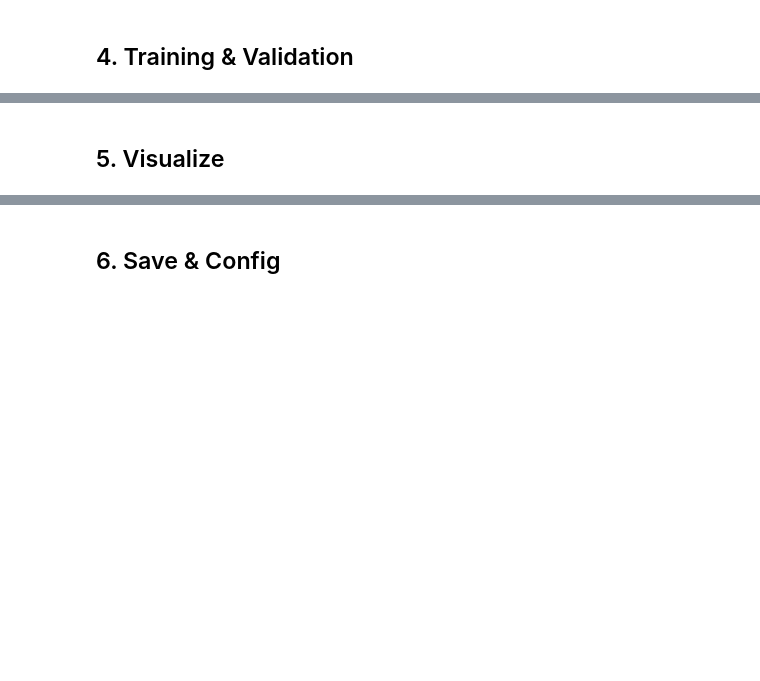
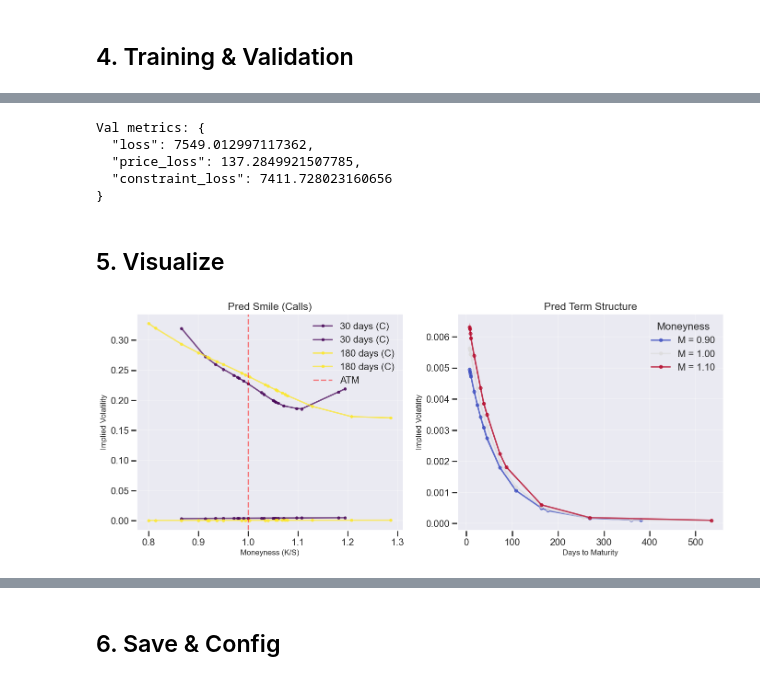
Before and after one commit to fightforbelief/inverse-iv-surface-pinn, a Jupyter notebook: notebooks/training_experiments.ipynb, the cells around one changed output, grey strips where cells are left out. Cells and saved outputs as stored; diff of their text form; code cells hidden in the pictures; blank space fills up the shorter version.

```diff
--- a/notebooks/training_experiments.ipynb
+++ b/notebooks/training_experiments.ipynb
@@ -191,0 +202,3 @@ print("\nFinal metrics:", json.dumps(metrics, indent=2))
+# %%
+device = torch.device(config.device or ("cuda" if torch.cuda.is_available() else "cpu"))
+model.to(device)
@@ -210,24 +238,38 @@ val_metrics = evaluate(
 )
 
 print("Val metrics:", json.dumps(val_metrics, indent=2))
+# %% [output]
+Val metrics: {
+  "loss": 7549.012997117362,
+  "price_loss": 137.2849921507785,
+  "constraint_loss": 7411.728023160656
+}
 # %% [markdown]
 ## 5. Visualize
 # %%
 sample = val_df.sample(min(2000, len(val_df)), random_state=42).reset_index(drop=True)
 
-x_tensor = torch.tensor(sample[["log_moneyness", "T"]].values, dtype=torch.float32).to(device)
+# ensure numeric and drop any NaNs
+sample[["log_moneyness", "T"]] = (
+    sample[["log_moneyness", "T"]].apply(pd.to_numeric, errors="coerce").astype(np.float32)
+)
+sample = sample.dropna(subset=["log_moneyness", "T"]).reset_index(drop=True)
+
+x_tensor = torch.tensor(sample[["log_moneyness", "T"]].to_numpy(), dtype=torch.float32).to(device)
 with torch.no_grad():
     sigma_pred = model(x_tensor).cpu().numpy().flatten()
 
 sample["sigma_pred"] = sigma_pred
 
 fig, axes = plt.subplots(1, 2, figsize=(14, 6))
 plot_volatility_smile(sample.rename(columns={"sigma_pred": "computed_iv"}), [30, 60, 90, 180], option_type="C", ax=axes[0])
 axes[0].set_title("Pred Smile (Calls)")
 
-plot_term_structure(sample.rename(columns={"sigma_pred": "computed_iv"}), iv_col="sigma_pred", moneyness_levels=[0.9, 1.0, 1.1], ax=axes[1])
+plot_term_structure(sample, iv_col="sigma_pred", moneyness_levels=[0.9, 1.0, 1.1], ax=axes[1])
 axes[1].set_title("Pred Term Structure")
 
 plt.tight_layout()
 plt.show()
+# %% [output]
+[figure, added]
 # %%
```
Also changed, not shown: parts of 5 cells of this notebook, 1 other file.
